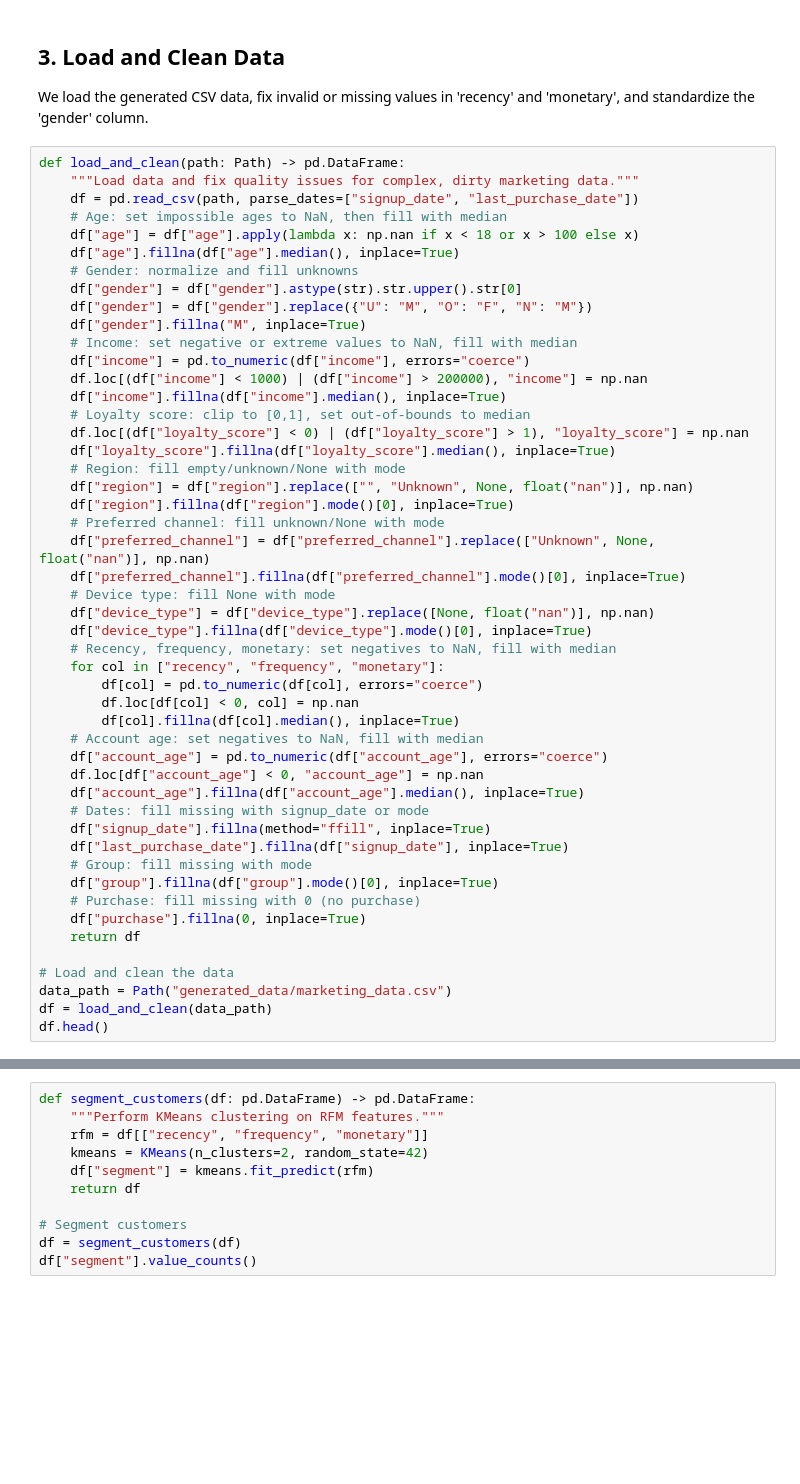
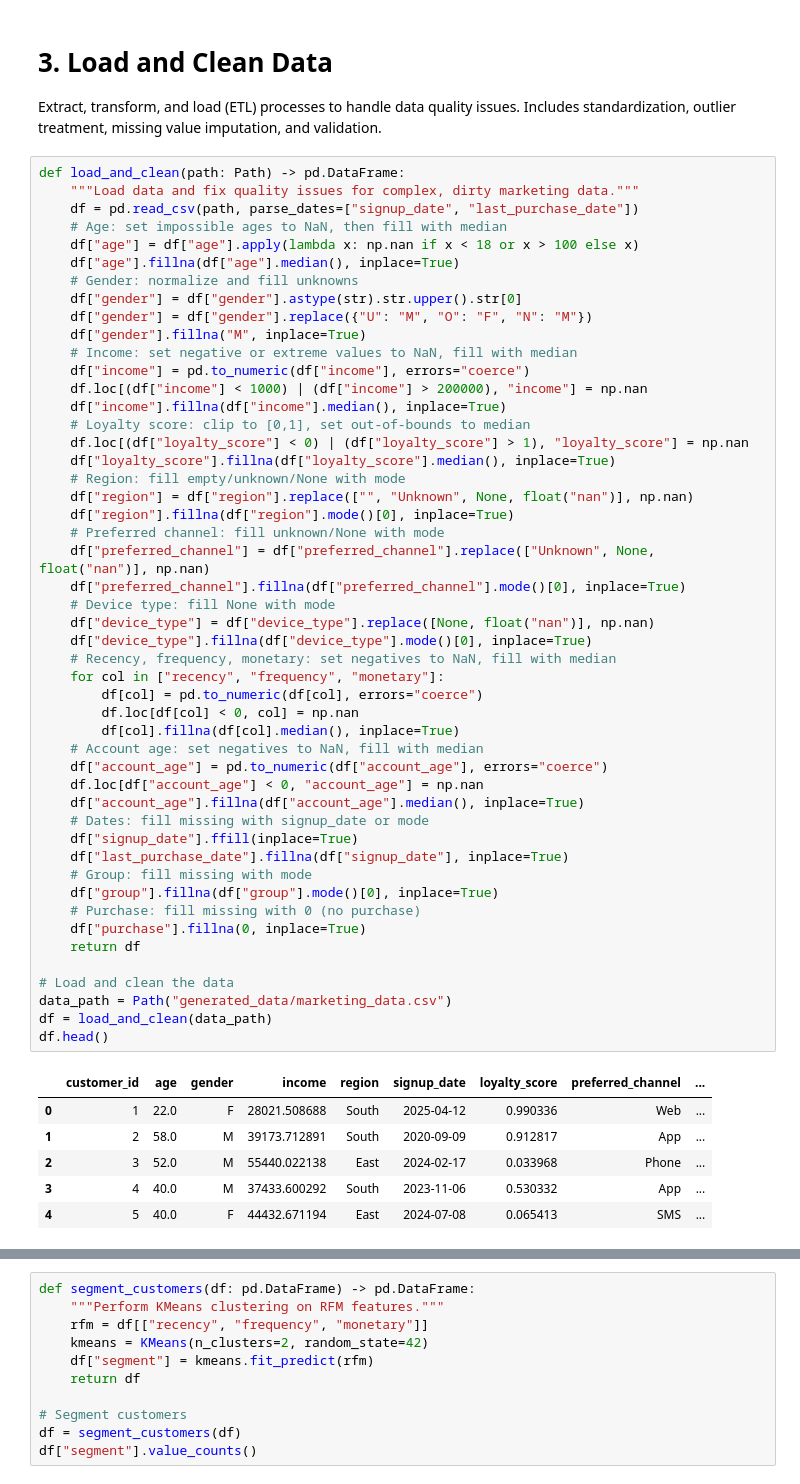
Before and after one commit to losstng/Analytics-Portfolio, a Jupyter notebook: Notebooks/marketing_analytics.ipynb, the cells around one changed output, grey strips where cells are left out. Drawn from its saved outputs; the diff is of its cells as text; blank space fills up the shorter version.

```diff
--- a/Notebooks/marketing_analytics.ipynb
+++ b/Notebooks/marketing_analytics.ipynb
@@ -712,6 +106,6 @@ df = generate_data(data_path)
 # %% [markdown]
-## 3. Load and Clean Data
-We load the generated CSV data, fix invalid or missing values in 'recency' and 'monetary', and standardize the 'gender' column.
+# 3. Load and Clean Data
+Extract, transform, and load (ETL) processes to handle data quality issues. Includes standardization, outlier treatment, missing value imputation, and validation.
 # %%
 def load_and_clean(path: Path) -> pd.DataFrame:
     """Load data and fix quality issues for complex, dirty marketing data."""
@@ -733,31 +127,38 @@ def load_and_clean(path: Path) -> pd.DataFrame:
     # Region: fill empty/unknown/None with mode
     df["region"] = df["region"].replace(["", "Unknown", None, float("nan")], np.nan)
     df["region"].fillna(df["region"].mode()[0], inplace=True)
     # Preferred channel: fill unknown/None with mode
     df["preferred_channel"] = df["preferred_channel"].replace(["Unknown", None, float("nan")], np.nan)
     df["preferred_channel"].fillna(df["preferred_channel"].mode()[0], inplace=True)
     # Device type: fill None with mode
     df["device_type"] = df["device_type"].replace([None, float("nan")], np.nan)
     df["device_type"].fillna(df["device_type"].mode()[0], inplace=True)
     # Recency, frequency, monetary: set negatives to NaN, fill with median
     for col in ["recency", "frequency", "monetary"]:
         df[col] = pd.to_numeric(df[col], errors="coerce")
         df.loc[df[col] < 0, col] = np.nan
         df[col].fillna(df[col].median(), inplace=True)
     # Account age: set negatives to NaN, fill with median
     df["account_age"] = pd.to_numeric(df["account_age"], errors="coerce")
     df.loc[df["account_age"] < 0, "account_age"] = np.nan
     df["account_age"].fillna(df["account_age"].median(), inplace=True)
     # Dates: fill missing with signup_date or mode
-    df["signup_date"].fillna(method="ffill", inplace=True)
+    df["signup_date"].ffill(inplace=True)
     df["last_purchase_date"].fillna(df["signup_date"], inplace=True)
     # Group: fill missing with mode
     df["group"].fillna(df["group"].mode()[0], inplace=True)
     # Purchase: fill missing with 0 (no purchase)
     df["purchase"].fillna(0, inplace=True)
     return df
 
 # Load and clean the data
 data_path = Path("generated_data/marketing_data.csv")
 df = load_and_clean(data_path)
 df.head()
+# %% [output]
+|  | customer_id | age | gender | income | region | signup_date | loyalty_score | preferred_channel | ... |
+| 0 | 1 | 22.0 | F | 28021.508688 | South | 2025-04-12 | 0.990336 | Web | ... |
+| 1 | 2 | 58.0 | M | 39173.712891 | South | 2020-09-09 | 0.912817 | App | ... |
+| 2 | 3 | 52.0 | M | 55440.022138 | East | 2024-02-17 | 0.033968 | Phone | ... |
+| 3 | 4 | 40.0 | M | 37433.600292 | South | 2023-11-06 | 0.530332 | App | ... |
+| 4 | 5 | 40.0 | F | 44432.671194 | East | 2024-07-08 | 0.065413 | SMS | ... |
```
Also changed, not shown: parts of 51 cells of this notebook, 33 other files.
